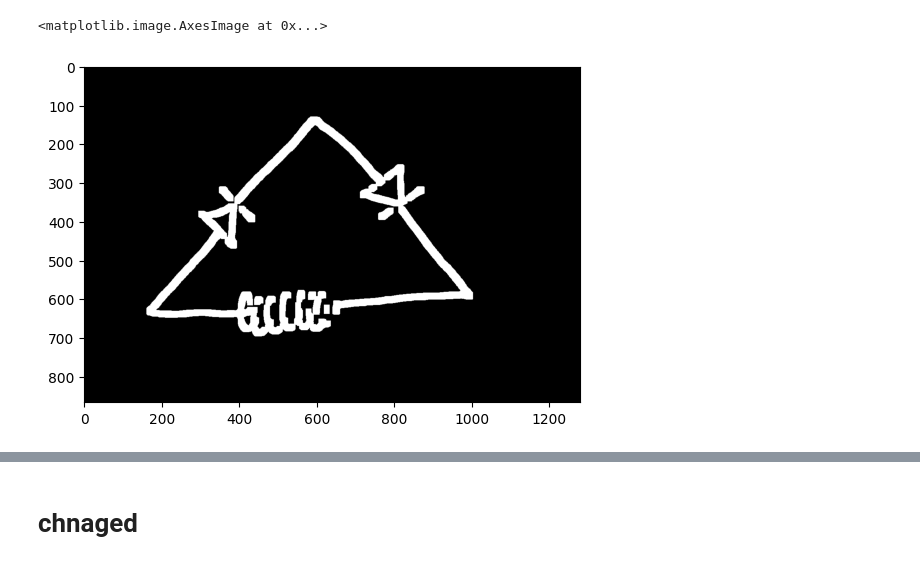
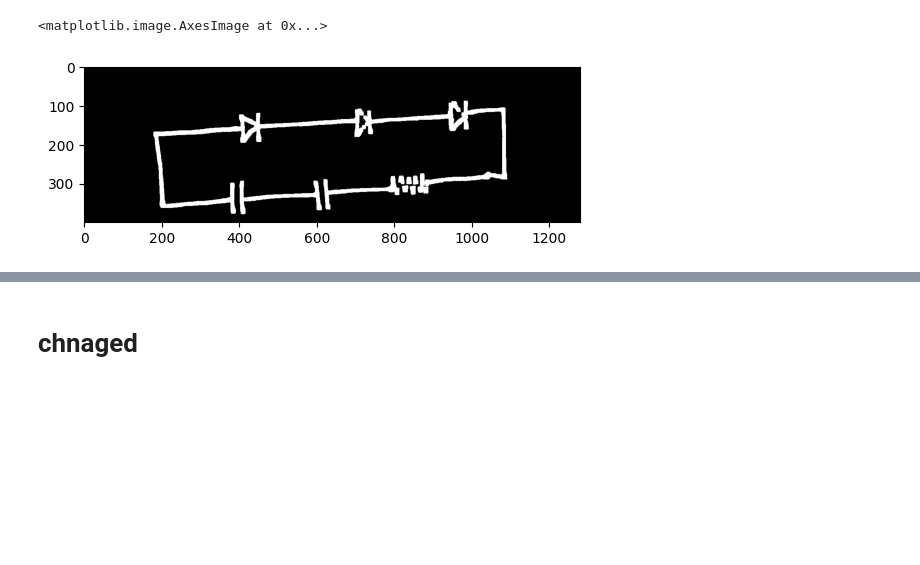
Before and after one commit to gadhvirushiraj/page2circuit, a Jupyter notebook: preprocess_img.ipynb, the cells around one changed output, grey strips where cells are left out. Drawn from its saved outputs; the diff is of its cells as text; code cells hidden in the pictures; blank space fills up the shorter version.

```diff
--- a/preprocess_img.ipynb
+++ b/preprocess_img.ipynb
@@ -16,3 +7,5 @@ plt.imshow(img)
+# %%
+img = cv2.imread('test_images/test8.jpeg')
 # %%
 # converting to grey scale
 
@@ -44,12 +35,12 @@ plt.imshow(opening_img, cmap='gray')
 # %%
 # dialating again to make line thicker
 
 kernel = cv2.getStructuringElement(cv2.MORPH_RECT, (3,3))
-dline = cv2.dilate(opening_img, kernel, iterations=5)
+dline = cv2.dilate(opening_img, kernel, iterations=2)
 plt.imshow(dline, cmap='gray')
 # %% [output]
 <matplotlib.image.AxesImage at 0x...>
-[figure, old version]
+[figure, new version]
 # %%
 # # Detect corners using the contours
 # corners = cv2.goodFeaturesToTrack(image=dline,maxCorners=50,qualityLevel=0.40,minDistance=50)
```
Also changed, not shown: parts of 39 cells of this notebook, 20 other files.
